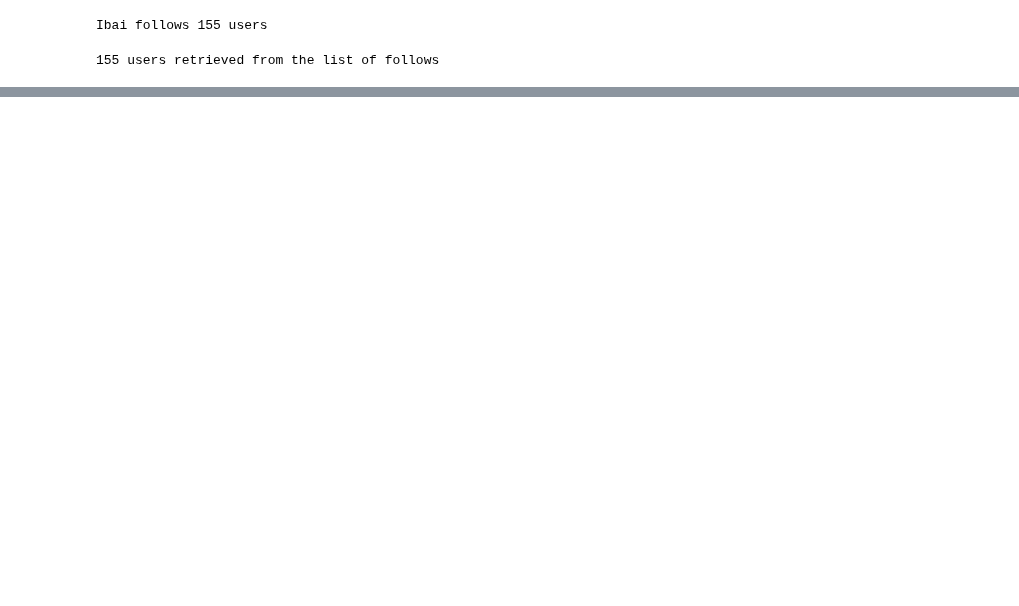
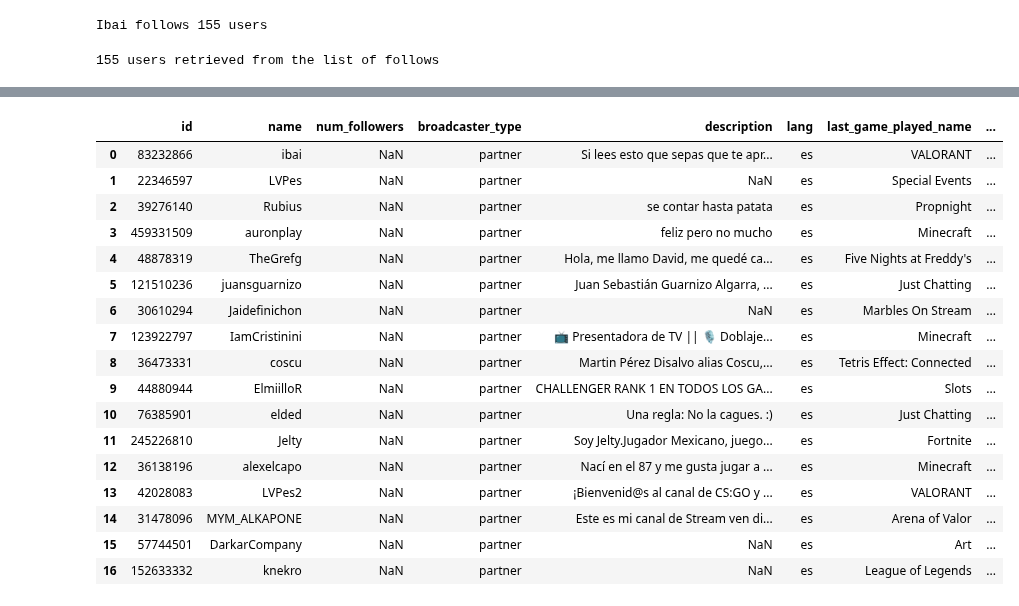
Before and after one commit to Enver-group/twitch-web-analytics, a Jupyter notebook: notebooks/davimen-twitch-api.ipynb, the cells around one changed output, grey strips where cells are left out. Saved outputs shown, nothing was run; the diff lists cells and outputs as text; code cells hidden in the pictures; blank space fills up the shorter version.

```diff
--- a/notebooks/davimen-twitch-api.ipynb
+++ b/notebooks/davimen-twitch-api.ipynb
@@ -149 +177,25 @@ data.head(100)
 100 rows × 11 columns
+# %%
+from src.data import make_data_from_root_user
+from src.data import extract_follows_from_users_df
+
+max_users = 24
+top_users = 17
+initial_user = 'davimenxpro' #Starting point for the random algorithm
+
+make_data_from_root_user(initial_user,output_file="data/data_manual.csv",max_users=max_users)
+data = pd.read_csv("data/data_manual.csv")
+data.drop_duplicates("id", keep='first',inplace=True) #Remove posible duplicates
+data.fillna({"broadcaster_type":"user"},inplace=True) #Fill nans with 'user' tag
+data = data.loc[data['lang']=='es'] #Get just hispanian people
+data = data.loc[data['broadcaster_type']!='user'] #Getting rid of not broadcasters/affiliates
+data.sort_values(by='view_count', ascending=False,inplace=True) #Sorting by the number of view count
+
+top_df = data.head(top_users).copy()
+
+top_df = extract_follows_from_users_df(top_df)
+
+for i in range(0,top_users):
+    data.iloc[i] = top_df.iloc[i]
+
+data.to_csv(r'data/data_davimen_manual.csv',index=False,header=True)
@@ -149,0 +212,22 @@ data.head(100)
+# %%
+data2 = pd.read_csv("data/data_davimen_manual.csv")
+data.head(17)
+# %% [output]
+|  | id | name | num_followers | broadcaster_type | description | lang | last_game_played_name | ... |
+| 0 | 83232866 | ibai | NaN | partner | Si lees esto que sepas que te apr... | es | VALORANT | ... |
+| 1 | 22346597 | LVPes | NaN | partner | NaN | es | Special Events | ... |
+| 2 | 39276140 | Rubius | NaN | partner | se contar hasta patata | es | Propnight | ... |
+| 3 | 459331509 | auronplay | NaN | partner | feliz pero no mucho | es | Minecraft | ... |
+| 4 | 48878319 | TheGrefg | NaN | partner | Hola, me llamo David, me quedé ca... | es | Five Nights at Freddy's | ... |
+| 5 | 121510236 | juansguarnizo | NaN | partner | Juan Sebastián Guarnizo Algarra, ... | es | Just Chatting | ... |
+| 6 | 30610294 | Jaidefinichon | NaN | partner | NaN | es | Marbles On Stream | ... |
+| 7 | 123922797 | IamCristinini | NaN | partner | 📺 Presentadora de TV || 🎙 Doblaje... | es | Minecraft | ... |
+| 8 | 36473331 | coscu | NaN | partner | Martin Pérez Disalvo alias Coscu,... | es | Tetris Effect: Connected | ... |
+| 9 | 44880944 | ElmiilloR | NaN | partner | CHALLENGER RANK 1 EN TODOS LOS GA... | es | Slots | ... |
+| 10 | 76385901 | elded | NaN | partner | Una regla: No la cagues. :) | es | Just Chatting | ... |
+| 11 | 245226810 | Jelty | NaN | partner | Soy Jelty.Jugador Mexicano, juego... | es | Fortnite | ... |
+| 12 | 36138196 | alexelcapo | NaN | partner | Nací en el 87 y me gusta jugar a ... | es | Minecraft | ... |
+| 13 | 42028083 | LVPes2 | NaN | partner | ¡Bienvenid@s al canal de CS:GO y ... | es | VALORANT | ... |
+| 14 | 31478096 | MYM_ALKAPONE | NaN | partner | Este es mi canal de Stream ven di... | es | Arena of Valor | ... |
+| 15 | 57744501 | DarkarCompany | NaN | partner | NaN | es | Art | ... |
+| 16 | 152633332 | knekro | NaN | partner | NaN | es | League of Legends | ... |
```
Also changed, not shown: parts of 7 cells of this notebook, 1 other file.
